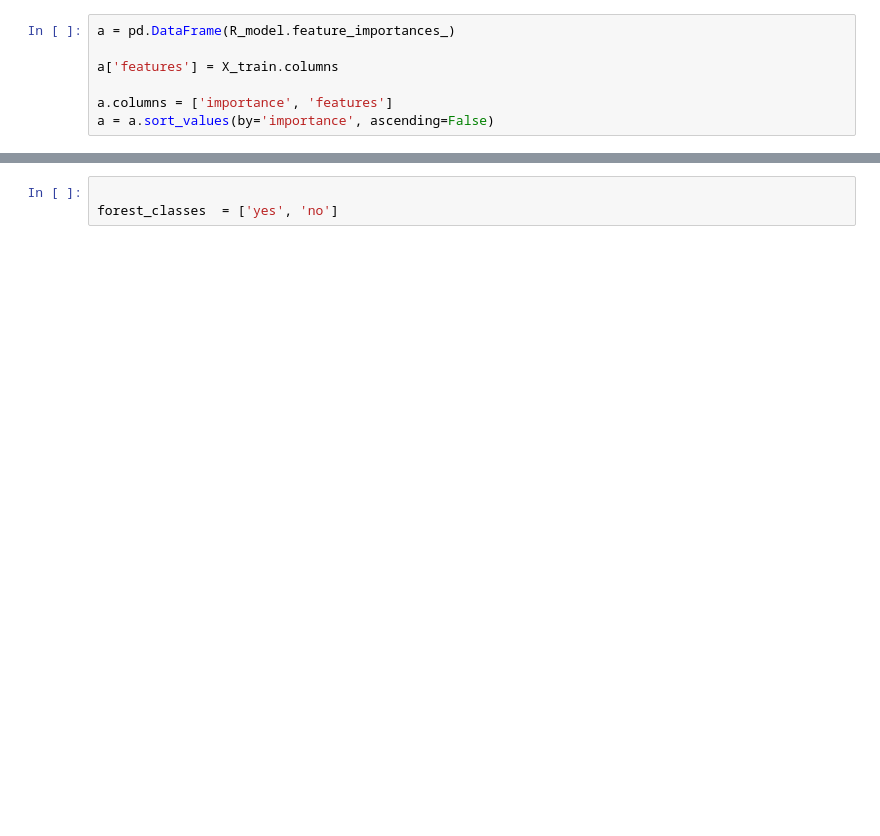
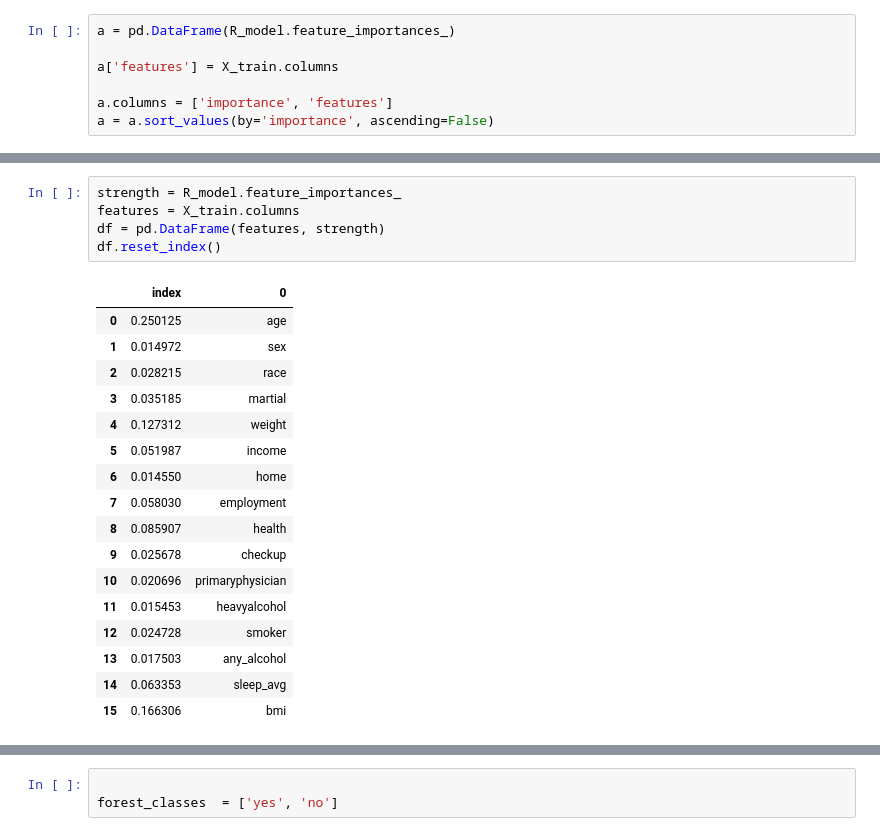
Before and after one commit to Lidetsal/Chronic_Conditions, a Jupyter notebook: Random_Forest.ipynb, the cells around one changed output, grey strips where cells are left out. Drawn from its saved outputs; the diff is of its cells as text; blank space fills up the shorter version.

```diff
--- a/Random_Forest.ipynb
+++ b/Random_Forest.ipynb
@@ -113,3 +106,26 @@ sns.barplot(a.importance, a.features)
+# %%
+strength = R_model.feature_importances_
+features = X_train.columns
+df = pd.DataFrame(features, strength)
+df.reset_index()
+# %% [output]
+|  | index | 0 |
+| 0 | 0.250125 | age |
+| 1 | 0.014972 | sex |
+| 2 | 0.028215 | race |
+| 3 | 0.035185 | martial |
+| 4 | 0.127312 | weight |
+| 5 | 0.051987 | income |
+| 6 | 0.014550 | home |
+| 7 | 0.058030 | employment |
+| 8 | 0.085907 | health |
+| 9 | 0.025678 | checkup |
+| 10 | 0.020696 | primaryphysician |
+| 11 | 0.015453 | heavyalcohol |
+| 12 | 0.024728 | smoker |
+| 13 | 0.017503 | any_alcohol |
+| 14 | 0.063353 | sleep_avg |
+| 15 | 0.166306 | bmi |
 # %%
 pred = R_model.predict(X_test)
 
```
Also changed, not shown: parts of 10 cells of this notebook, 4 other files.
